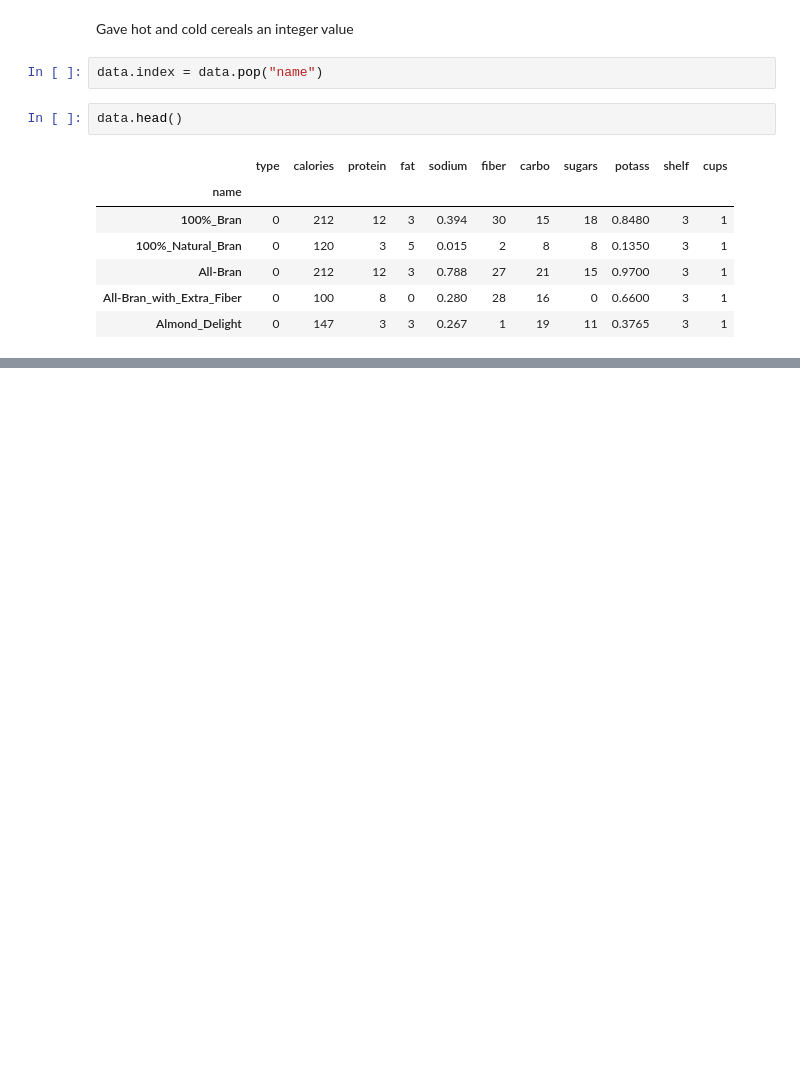
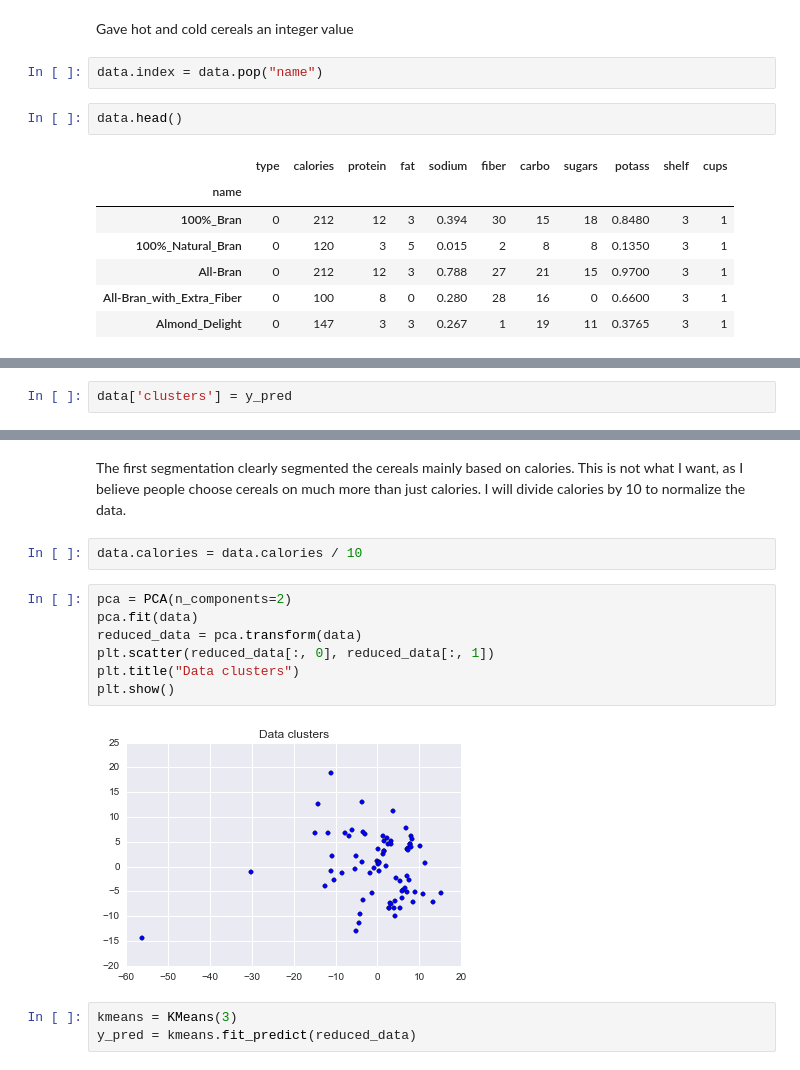
Before and after one commit to tiy-gvl-python-2015-09/honey-nut-clusters, a Jupyter notebook: Cereal Clustering.ipynb, the cells around one changed output, grey strips where cells are left out. Saved outputs shown, nothing was run; the diff lists cells and outputs as text; blank space fills up the shorter version.

```diff
--- a/Cereal Clustering.ipynb
+++ b/Cereal Clustering.ipynb
@@ -82,0 +102,2 @@ from sklearn.decomposition import PCA
+# %%
+data['clusters'] = y_pred
@@ -82,0 +131,16 @@ from sklearn.decomposition import PCA
+# %% [markdown]
+The first segmentation clearly segmented the cereals mainly based on calories. This is not what I want, as I believe people choose cereals on much more than just calories. I will divide calories by 10 to normalize the data.
+# %%
+data.calories = data.calories / 10
+# %%
+pca = PCA(n_components=2)
+pca.fit(data)
+reduced_data = pca.transform(data)
+plt.scatter(reduced_data[:, 0], reduced_data[:, 1])
+plt.title("Data clusters")
+plt.show()
+# %% [output]
+[figure, added]
+# %%
+kmeans = KMeans(3)
+y_pred = kmeans.fit_predict(reduced_data)
```
Also changed, not shown: parts of 28 cells of this notebook.
